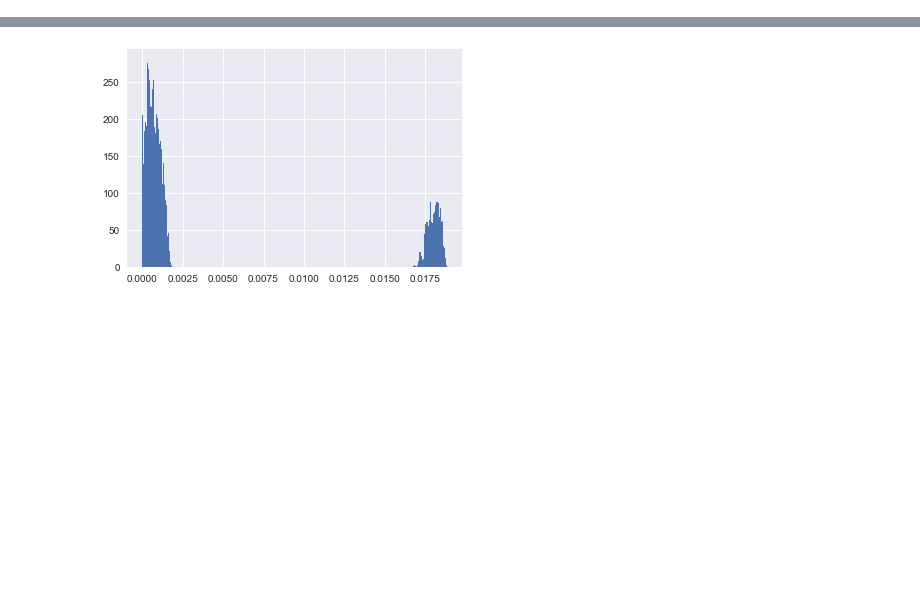
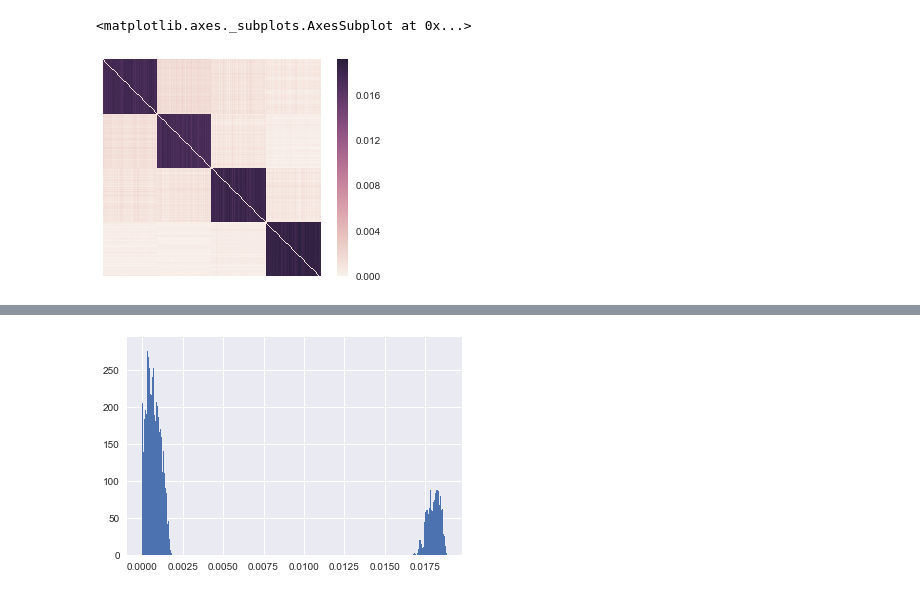
Before and after one commit to mvdoc/graphsemnet, a Jupyter notebook: notebooks/example_simulation.ipynb, the cells around one changed output, grey strips where cells are left out. Cells and saved outputs as stored; diff of their text form; code cells hidden in the pictures; blank space fills up the shorter version.

```diff
--- a/notebooks/example_simulation.ipynb
+++ b/notebooks/example_simulation.ipynb
@@ -41,0 +52,18 @@ dist_x /= dist_x.sum(axis=0)  # dist_x = dist_x / dist_x.sum(axis=0)
+# %%
+def normalize_distance_matrix(dist):
+    """
+    Normalizes a distance matrix across columns.
+
+    Arguments
+    ---------
+    dist : np.array (n_concepts, n_concepts)
+
+    Returns
+    -------
+    dist_normalized : np.array (n_concepts, n_concepts)
+        a normalized version of dist across columns.
+    """
+    dist_ = dist.copy()
+    dist_ = np.apply_along_axis(rescale, 0, dist_)
+    dist_ /= dist_.sum(axis=0)
+    return dist_
@@ -41,0 +72,2 @@ dist_x /= dist_x.sum(axis=0)  # dist_x = dist_x / dist_x.sum(axis=0)
+# %%
+dist_norm = normalize_distance_matrix(dist)
@@ -46,0 +81,5 @@ sns.heatmap(dist_x, xticklabels=False, yticklabels=False, square=True)
+# %%
+sns.heatmap(dist_norm, xticklabels=False, yticklabels=False, square=True)
+# %% [output]
+<matplotlib.axes._subplots.AxesSubplot at 0x...>
+[figure, added]
```
Also changed, not shown: parts of 19 cells of this notebook, 2 other files.
